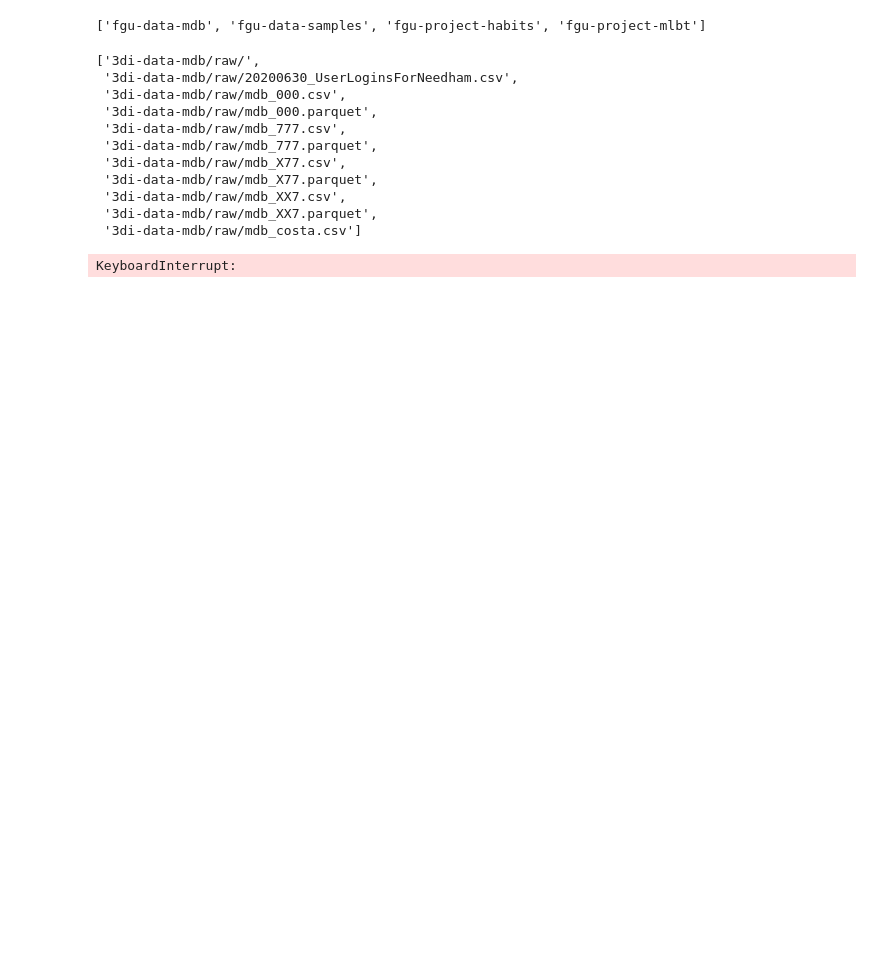
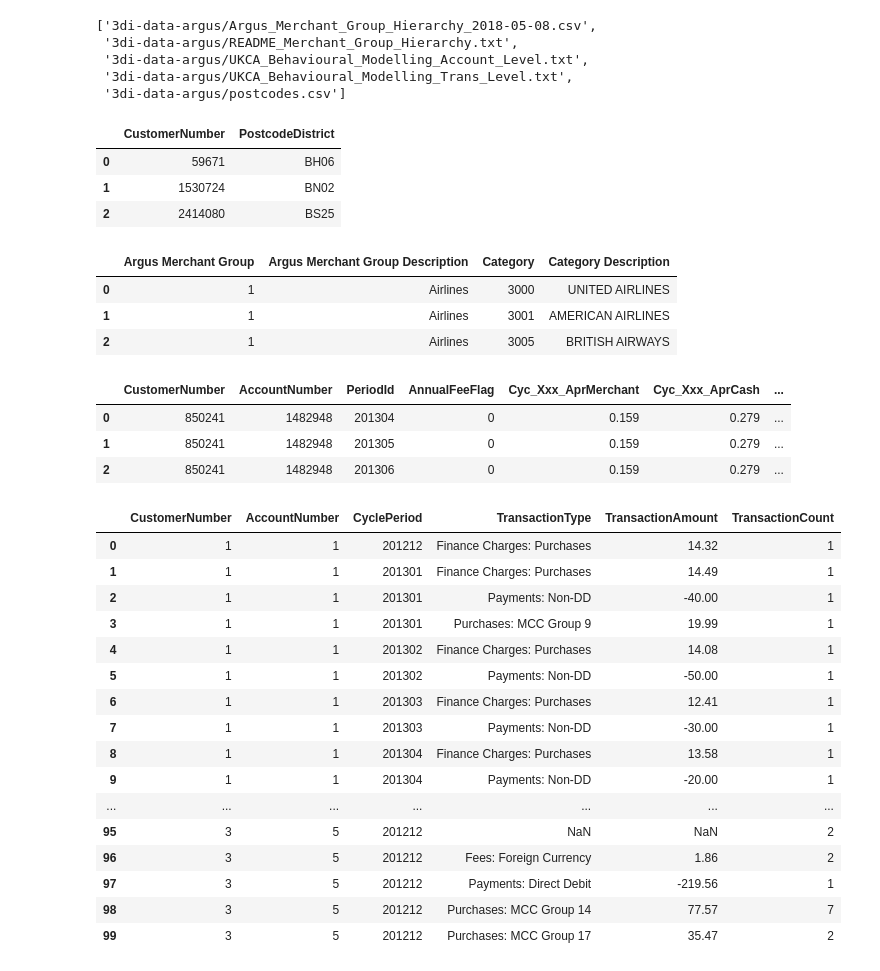
Before and after one commit to fabiangunzinger/entropy, a Jupyter notebook: notebooks/explore_argus.ipynb, the cells around one changed output. Drawn from its saved outputs; the diff is of its cells as text; code cells hidden in the pictures; blank space fills up the shorter version.

```diff
--- a/notebooks/explore_argus.ipynb
+++ b/notebooks/explore_argus.ipynb
@@ -23,29 +23,61 @@ pd.set_option("max_colwidth", None)
 %autoreload 2
 
 fs = s3fs.S3FileSystem(profile="3di")
-# %%
-fs = s3fs.S3FileSystem()
-fs.ls('')
-# %% [output]
-['fgu-data-mdb', 'fgu-data-samples', 'fgu-project-habits', 'fgu-project-mlbt']
 # %%
-fs.ls("3di-data-mdb/raw")
+fs.ls("3di-data-argus")
 # %% [output]
-['3di-data-mdb/raw/',
- '3di-data-mdb/raw/20200630_UserLoginsForNeedham.csv',
- '3di-data-mdb/raw/mdb_000.csv',
- '3di-data-mdb/raw/mdb_000.parquet',
- '3di-data-mdb/raw/mdb_777.csv',
- '3di-data-mdb/raw/mdb_777.parquet',
- '3di-data-mdb/raw/mdb_X77.csv',
- '3di-data-mdb/raw/mdb_X77.parquet',
- '3di-data-mdb/raw/mdb_XX7.csv',
- '3di-data-mdb/raw/mdb_XX7.parquet',
- '3di-data-mdb/raw/mdb_costa.csv']
+['3di-data-argus/Argus_Merchant_Group_Hierarchy_2018-05-08.csv',
+ '3di-data-argus/README_Merchant_Group_Hierarchy.txt',
+ '3di-data-argus/UKCA_Behavioural_Modelling_Account_Level.txt',
+ '3di-data-argus/UKCA_Behavioural_Modelling_Trans_Level.txt',
+ '3di-data-argus/postcodes.csv']
+# %%
+fp = "s3://3di-data-argus/postcodes.csv"
+df = ha.read_csv(fp, nrows=3)
+df
+# %% [output]
+|  | CustomerNumber | PostcodeDistrict |
+| 0 | 59671 | BH06 |
+| 1 | 1530724 | BN02 |
+| 2 | 2414080 | BS25 |
+# %%
+fp = "s3://3di-data-argus/Argus_Merchant_Group_Hierarchy_2018-05-08.csv"
+df = ha.read_csv(fp, nrows=3, header=1, usecols=range(1, 5))
+df
+# %% [output]
+|  | Argus Merchant Group | Argus Merchant Group Description | Category | Category Description |
+| 0 | 1 | Airlines | 3000 | UNITED AIRLINES |
+| 1 | 1 | Airlines | 3001 | AMERICAN AIRLINES |
+| 2 | 1 | Airlines | 3005 | BRITISH AIRWAYS |
+# %%
+fp = "s3://3di-data-argus/UKCA_Behavioural_Modelling_Account_Level.txt"
+df = ha.read_csv(fp, nrows=3)
+df
+# df.groupby(['CustomerNumber', 'AccountNumber']).PeriodId.nunique()
+# %% [output]
+|  | CustomerNumber | AccountNumber | PeriodId | AnnualFeeFlag | Cyc_Xxx_AprMerchant | Cyc_Xxx_AprCash | ... |
+| 0 | 850241 | 1482948 | 201304 | 0 | 0.159 | 0.279 | ... |
+| 1 | 850241 | 1482948 | 201305 | 0 | 0.159 | 0.279 | ... |
+| 2 | 850241 | 1482948 | 201306 | 0 | 0.159 | 0.279 | ... |
 # %%
 fp = "s3://3di-data-argus/UKCA_Behavioural_Modelling_Trans_Level.txt"
-
-df = ha.read_csv(fp)
-hd.inspect(df)
+df = ha.read_csv(fp, nrows=100)
+df
 # %% [output]
-KeyboardInterrupt:
+|  | CustomerNumber | AccountNumber | CyclePeriod | TransactionType | TransactionAmount | TransactionCount |
+| 0 | 1 | 1 | 201212 | Finance Charges: Purchases | 14.32 | 1 |
+| 1 | 1 | 1 | 201301 | Finance Charges: Purchases | 14.49 | 1 |
+| 2 | 1 | 1 | 201301 | Payments: Non-DD | -40.00 | 1 |
+| 3 | 1 | 1 | 201301 | Purchases: MCC Group 9 | 19.99 | 1 |
+| 4 | 1 | 1 | 201302 | Finance Charges: Purchases | 14.08 | 1 |
+| 5 | 1 | 1 | 201302 | Payments: Non-DD | -50.00 | 1 |
+| 6 | 1 | 1 | 201303 | Finance Charges: Purchases | 12.41 | 1 |
+| 7 | 1 | 1 | 201303 | Payments: Non-DD | -30.00 | 1 |
+| 8 | 1 | 1 | 201304 | Finance Charges: Purchases | 13.58 | 1 |
+| 9 | 1 | 1 | 201304 | Payments: Non-DD | -20.00 | 1 |
+| ... | ... | ... | ... | ... | ... | ... |
+| 95 | 3 | 5 | 201212 | NaN | NaN | 2 |
+| 96 | 3 | 5 | 201212 | Fees: Foreign Currency | 1.86 | 2 |
+| 97 | 3 | 5 | 201212 | Payments: Direct Debit | -219.56 | 1 |
+| 98 | 3 | 5 | 201212 | Purchases: MCC Group 14 | 77.57 | 7 |
+| 99 | 3 | 5 | 201212 | Purchases: MCC Group 17 | 35.47 | 2 |
```
Also changed, not shown: parts of 2 cells of this notebook, 8 other files.
